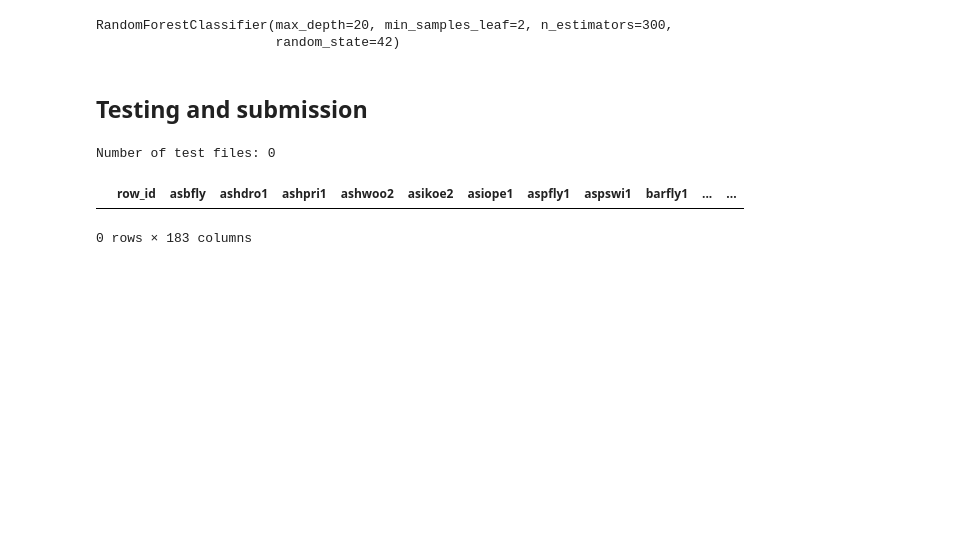
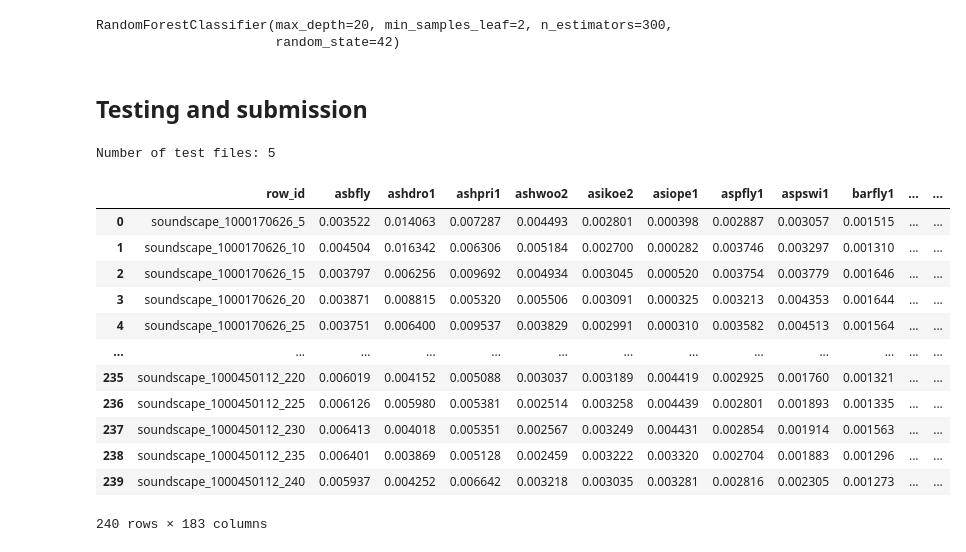
Before and after one commit to arthurcornelio88/birdclef2024-lewagon-1601, a Jupyter notebook: notebooks/Benoit/benoit-birdclef2024-competition.ipynb, the cells around one changed output. Cells and saved outputs as stored; diff of their text form; code cells hidden in the pictures; blank space fills up the shorter version.

```diff
--- a/notebooks/Benoit/benoit-birdclef2024-competition.ipynb
+++ b/notebooks/Benoit/benoit-birdclef2024-competition.ipynb
@@ -43,6 +42,8 @@ train_df['filepath'] = train_df.apply(lambda row: os.path.join(TRAIN_AUDIO_DIR,
 # Filter out large files
 train_df['filesize'] = train_df.apply(lambda row: os.path.getsize(row['filepath']), axis=1)
 train_df = train_df[train_df['filesize'] < 1e6]
+# %%
+list_species = sorted(train_df.primary_label.unique())
 # %%
 random_state = 43
 
@@ -176,17 +174,21 @@ def extract_numbers(filename):
     elif len(split) == 1:
         return split[0]
 # %%
+# First, load list of audio files by parsing the test_soundscape folder.
 test_file_list = sorted(os.listdir(TEST_AUDIO_DIR))
 test_file_list = [file for file in test_file_list if file.endswith('.ogg')] # filter only ogg files
 
-if not submission:
+if len(test_file_list) == 0:  # for debugging purposes when not submitting
+    TEST_AUDIO_DIR = os.path.join(DATA_DIR,"unlabeled_soundscapes/")
+    test_file_list = sorted(os.listdir(TEST_AUDIO_DIR))
+    test_file_list = [file for file in test_file_list if file.endswith('.ogg')] # filter only ogg files
     test_file_list = test_file_list[:5] # take only 5 elements to go faster on debugging
 
 test_number_list = [extract_numbers(file) for file in test_file_list]
 
 print(f'Number of test files: {len(test_file_list)}')
 # %% [output]
-Number of test files: 0
+Number of test files: 5
 # %%
 # Function to split audio file into chunks of given duration
 def split_audio(path, duration, sr):
@@ -196,8 +198,8 @@ def split_audio(path, duration, sr):
     return chunks
 # %%
 # This is where we will store our results
-
-pred = {'row_id': [], 'proba': []}
+row_id_list = []
+X_test = []
 
 # Process audio files and make predictions with tqdm progress bar
 for audio_file, file_number in tqdm(zip(test_file_list, test_number_list), total=len(test_file_list), desc='Processing test files'):
@@ -206,13 +208,13 @@ for audio_file, file_number in tqdm(zip(test_file_list, test_number_list), total
     # Split audio file into 5-second chunks
     audio_chunks = split_audio(path, duration=5, sr=32000)
 
-    # Assign the row_id which we need to do for each chunk
-    for i, chunk in enumerate(audio_chunks):
+    for i in range(48): # assuming files of 4 minutes = 240 seconds
+    # for i, chunk in enumerate(audio_chunks):
+        chunk = audio_chunks[i]
         chunk_end_time = (i + 1) * 5
-        row_id = f"soundscape_{file_number}_chunk{chunk_end_time}"
-        pred['row_id'].append(row_id)
+        row_id = f"soundscape_{file_number}_{chunk_end_time}"
+        row_id_list.append(row_id)
 
-        X_test = extract_features(chunk)  # Assuming you have a function to extract features from audio data
-        X_test = np.expand_dims(X_test, 0)
+        features = extract_features(chunk)
 
-        y_pred_proba = best_classifier.predict_proba(X_test)
+        X_test.append(features)
@@ -228,8 +221,33 @@ results = results[['row_id'] + list(label_encoder.classes_)]
-# %%
-results
-# %% [output]
-|  | row_id | asbfly | ashdro1 | ashpri1 | ashwoo2 | asikoe2 | asiope1 | aspfly1 | aspswi1 | barfly1 | ... | ... |
-0 rows × 183 columns
+# %%
+X_test = np.array(X_test) # convert list of 1D arrays to 2D array
+
+if len(X_test) > 0:
+    y_pred_proba = best_classifier.predict_proba(X_test)
+else:
+    y_pred_proba = [0 for class_ in label_encoder.classes_] # just for debugging
+# %%
+results = pd.DataFrame({'row_id':row_id_list})
+results[label_encoder.classes_] = y_pred_proba
+
+# Update the order of the columns to be ordered, and to contain all species
+columns_order = ['row_id'] + list_species
+
+results = results.reindex(columns=columns_order).fillna(0)
+results
+# %% [output]
+|  | row_id | asbfly | ashdro1 | ashpri1 | ashwoo2 | asikoe2 | asiope1 | aspfly1 | aspswi1 | barfly1 | ... | ... |
+| 0 | soundscape_1000170626_5 | 0.003522 | 0.014063 | 0.007287 | 0.004493 | 0.002801 | 0.000398 | 0.002887 | 0.003057 | 0.001515 | ... | ... |
+| 1 | soundscape_1000170626_10 | 0.004504 | 0.016342 | 0.006306 | 0.005184 | 0.002700 | 0.000282 | 0.003746 | 0.003297 | 0.001310 | ... | ... |
+| 2 | soundscape_1000170626_15 | 0.003797 | 0.006256 | 0.009692 | 0.004934 | 0.003045 | 0.000520 | 0.003754 | 0.003779 | 0.001646 | ... | ... |
+| 3 | soundscape_1000170626_20 | 0.003871 | 0.008815 | 0.005320 | 0.005506 | 0.003091 | 0.000325 | 0.003213 | 0.004353 | 0.001644 | ... | ... |
+| 4 | soundscape_1000170626_25 | 0.003751 | 0.006400 | 0.009537 | 0.003829 | 0.002991 | 0.000310 | 0.003582 | 0.004513 | 0.001564 | ... | ... |
+| ... | ... | ... | ... | ... | ... | ... | ... | ... | ... | ... | ... | ... |
+| 235 | soundscape_1000450112_220 | 0.006019 | 0.004152 | 0.005088 | 0.003037 | 0.003189 | 0.004419 | 0.002925 | 0.001760 | 0.001321 | ... | ... |
+| 236 | soundscape_1000450112_225 | 0.006126 | 0.005980 | 0.005381 | 0.002514 | 0.003258 | 0.004439 | 0.002801 | 0.001893 | 0.001335 | ... | ... |
+| 237 | soundscape_1000450112_230 | 0.006413 | 0.004018 | 0.005351 | 0.002567 | 0.003249 | 0.004431 | 0.002854 | 0.001914 | 0.001563 | ... | ... |
+| 238 | soundscape_1000450112_235 | 0.006401 | 0.003869 | 0.005128 | 0.002459 | 0.003222 | 0.003320 | 0.002704 | 0.001883 | 0.001296 | ... | ... |
+| 239 | soundscape_1000450112_240 | 0.005937 | 0.004252 | 0.006642 | 0.003218 | 0.003035 | 0.003281 | 0.002816 | 0.002305 | 0.001273 | ... | ... |
+240 rows × 183 columns
 # %%
 # Convert our results to csv
 results.to_csv("submission.csv", index=False)
```
Also changed, not shown: parts of 4 cells of this notebook.
